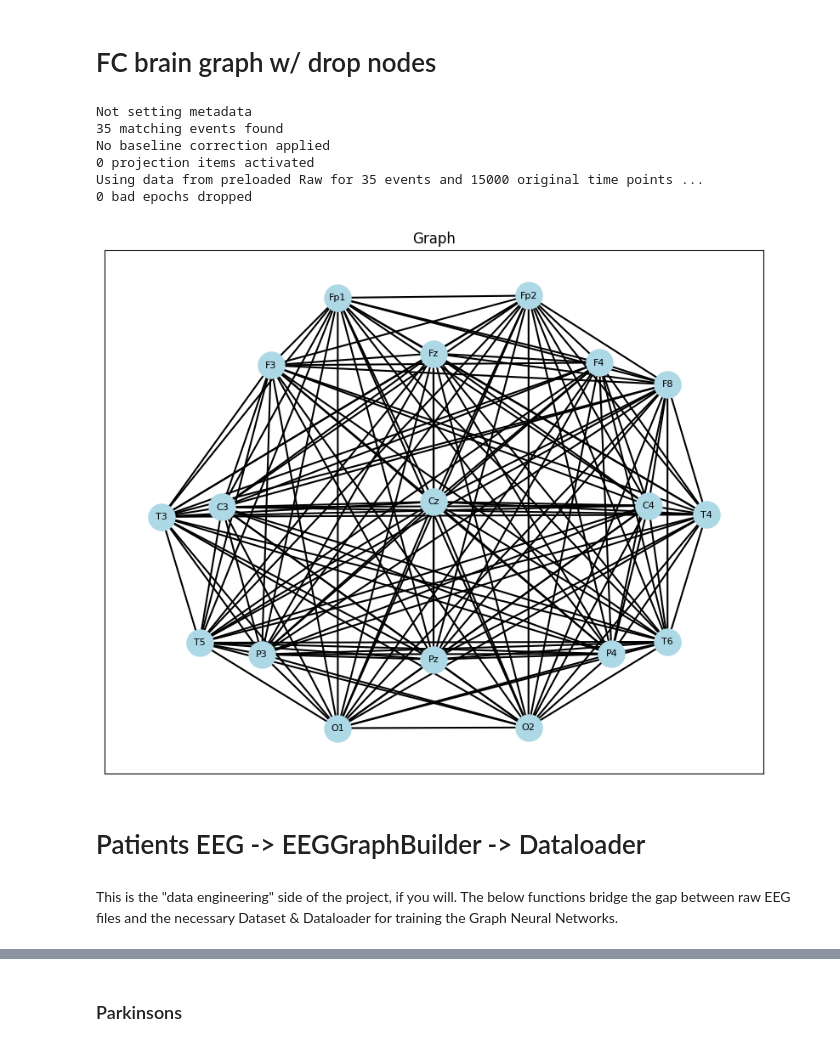
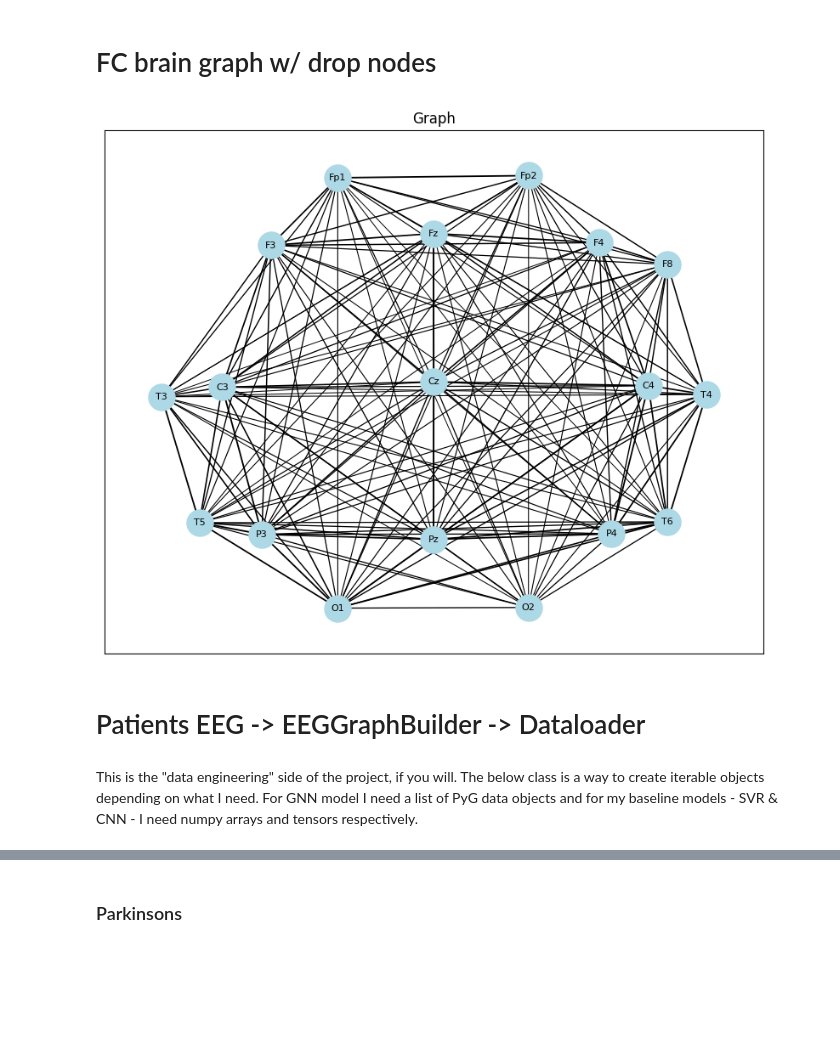
Before and after one commit to decodingthebrain/graph-alzheimers, a Jupyter notebook: main.ipynb, the cells around one changed output, grey strips where cells are left out. Cells and saved outputs as stored; diff of their text form; code cells hidden in the pictures; blank space fills up the shorter version.

```diff
--- a/main.ipynb
+++ b/main.ipynb
@@ -4,22 +4,32 @@ import os
 import itertools
 from collections import Counter
 import math
+import json
+import copy
+import warnings
 
 # EEG & Signal Processing
 import mne
+mne.set_log_level('ERROR') # Only print errors from MNE, nothing else
+warnings.filterwarnings("ignore", category=RuntimeWarning) # Ignore global RunTimeWarnings
+
 from mne.preprocessing import ICA
 from mne_connectivity import spectral_connectivity_epochs, envelope_correlation
 from mne.time_frequency import stft, psd_array_welch
 from scipy.stats import differential_entropy
-from scipy.signal import butter, filtfilt
+from scipy.signal import butter, filtfilt, hilbert
 from asrpy import ASR
-import braindecode
+
+# SVR
+from sklearn.svm import SVR
+from sklearn.preprocessing import StandardScaler
+from sklearn.metrics import mean_absolute_error
 
 # Data manip
 import matplotlib.pyplot as plt
 import numpy as np
 import pandas as pd
-from sklearn.model_selection import train_test_split
+from sklearn.model_selection import train_test_split, StratifiedKFold
 import scipy.io as sio
 
 # Graph
@@ -39,6 +49,7 @@ from torch_geometric.explain import Explainer, GNNExplainer
 import torch
 import torch.nn.functional as F
 import torch.nn as nn
+from torch.utils.data import TensorDataset, DataLoader
 # %%
 # Collecting all files with specific ext
 def find_files(data_path, ext):
@@ -274,7 +285,7 @@ class EEGGraphBuilder:
 
     def compute_edge_features(self, epoch_idx):
         # FC measures using spectral_connectivity_epochs method
-        mne_fc_methods = ['plv', 'coh', 'pli', 'wpli', 'gc', 'imcoh']
+        mne_fc_methods = ['coh', 'pli', 'wpli', 'gc', 'imcoh']
 
         if self.fc_method.lower() in mne_fc_methods:
             # Slice 1 epoch
@@ -293,6 +304,9 @@ class EEGGraphBuilder:
             fc_matrix = conn.get_data(output="dense")[:, :, 0]
 
             return self._compute_edge_features_threshold(fc_matrix)
+
+        elif self.fc_method == 'plv':
+            return self._compute_edge_features_plv_time(epoch_idx)
 
         elif self.fc_method == 'aec':
             return self._compute_edge_features_aec(epoch_idx)
@@ -351,7 +365,7 @@ class EEGGraphBuilder:
         epoch_slice = self.epochs[epoch_idx:epoch_idx + 1]
 
         # Compute envelope corr
-        corr_obj = envelope_correlation(epoch_slice, orthogonalize=True, absolute=True)
+        corr_obj = envelope_correlation(epoch_slice, orthogonalize='pairwise', absolute=True)
         fc_matrix = corr_obj.combine().get_data(output='dense')[:, :, 0] # (n_chan, n_chan)
 
         return self._compute_edge_features_threshold(fc_matrix)
@@ -361,3 +375,19 @@ class EEGGraphBuilder:
         fc_matrix = np.corrcoef(data)  # shape: (n_channels, n_channels)
 
         return self._compute_edge_features_threshold(fc_matrix)
+
+    def _compute_edge_features_plv_time(self, epoch_idx):
+        data = self.epochs.get_data(copy=False)[epoch_idx]
+        n_chan, n_times = data.shape
+
+        # Frequency bands of interest
+        filtered_data = np.array([self._bandpass(chan, self.fmin, self.fmax) for chan in data])
+
+        # Hilbert transform
+        analytic_signal = hilbert(filtered_data, axis=1)
+        phase = np.angle(analytic_signal)
+        complex_phase = np.exp(1j * phase)
+
+        fc_matrix = np.abs(complex_phase @ complex_phase.conj().T) / n_times
+
+        return self._compute_edge_features_threshold(fc_matrix)
@@ -503,23 +559,15 @@ Using data from preloaded Raw for 52 events and 15000 original time points ...
 # FC brain graph w/ drop nodes
 # %%
 # Load data
-file_path = '/Users/jasonlee/Desktop/personal_projects/alzheimers/graph/dataset/openneuro - AD/regular/sub-030_task-eyesclosed_eeg.set'
+file_path = 'dataset/openneuro - AD/regular/sub-030_task-eyesclosed_eeg.set'
 eeg_obj = EEGGraphBuilder(file_path, fc_method='plv', edge_threshold=99, node_drop=['F7'])
 eeg_obj.create_epoch()
 
 # Plot
 fc_matrix, _, _ = eeg_obj.compute_edge_features(epoch_idx=0)
 plotter = EEGGraphPlot(eeg_obj)
 plotter.plot(fc_matrix)
 # %% [output]
-Not setting metadata
-35 matching events found
-No baseline correction applied
-0 projection items activated
-Using data from preloaded Raw for 35 events and 15000 original time points ...
-0 bad epochs dropped
-[figure, old version]
+[figure, new version]
 # %% [markdown]
 # Patients EEG -> EEGGraphBuilder -> Dataloader
-# %% [markdown]
-This is the "data engineering" side of the project, if you will. The below functions bridge the gap between raw EEG files and the necessary Dataset & Dataloader for training the Graph Neural Networks.
@@ -702,0 +574,2 @@ def subject_loader(graph_list, sub_split='norm', batch_size=16):
+# %% [markdown]
+This is the "data engineering" side of the project, if you will. The below class is a way to create iterable objects depending on what I need. For GNN model I need a list of PyG data objects and for my baseline models - SVR & CNN - I need numpy arrays and tensors respectively.
```
Also changed, not shown: parts of 27 cells of this notebook, 1 other file.
